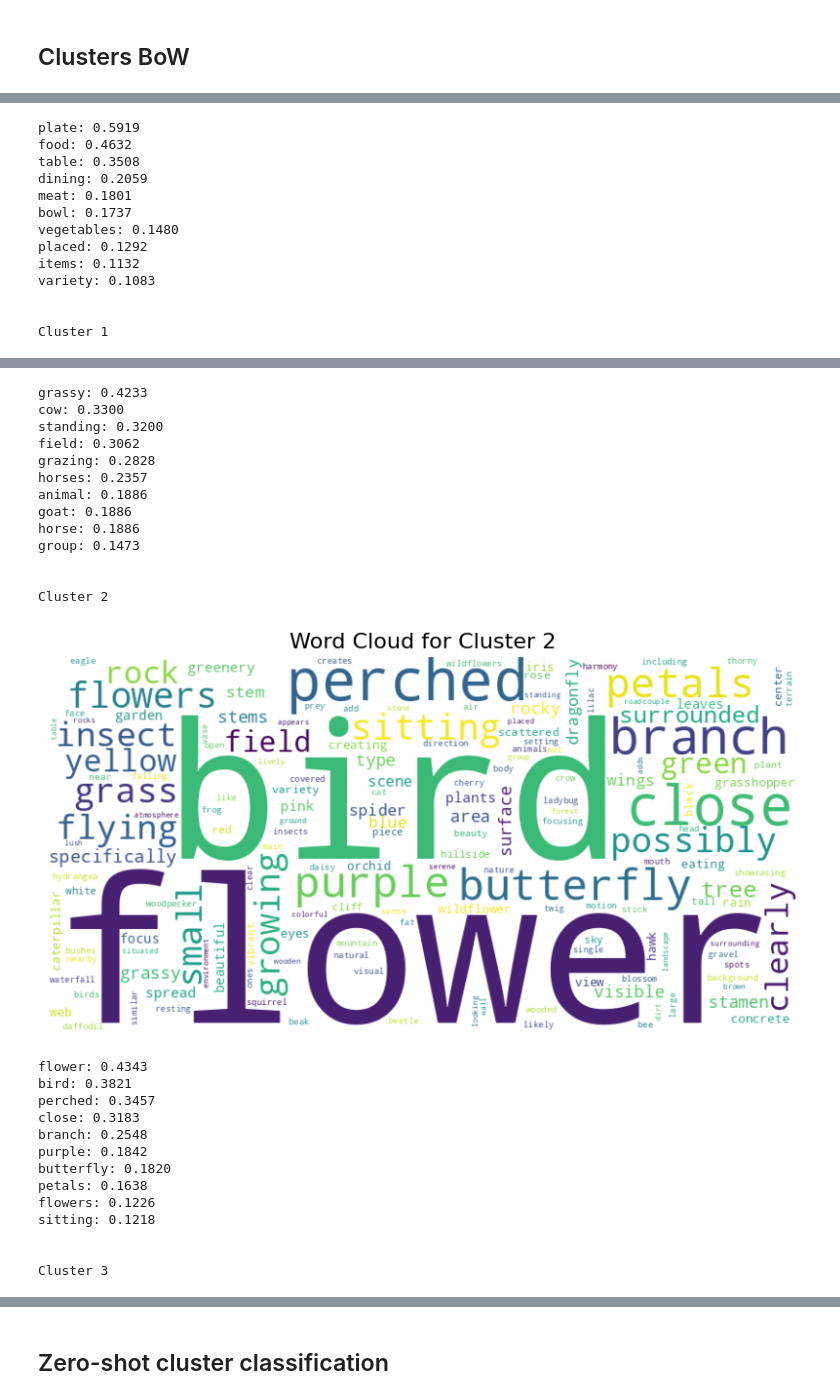
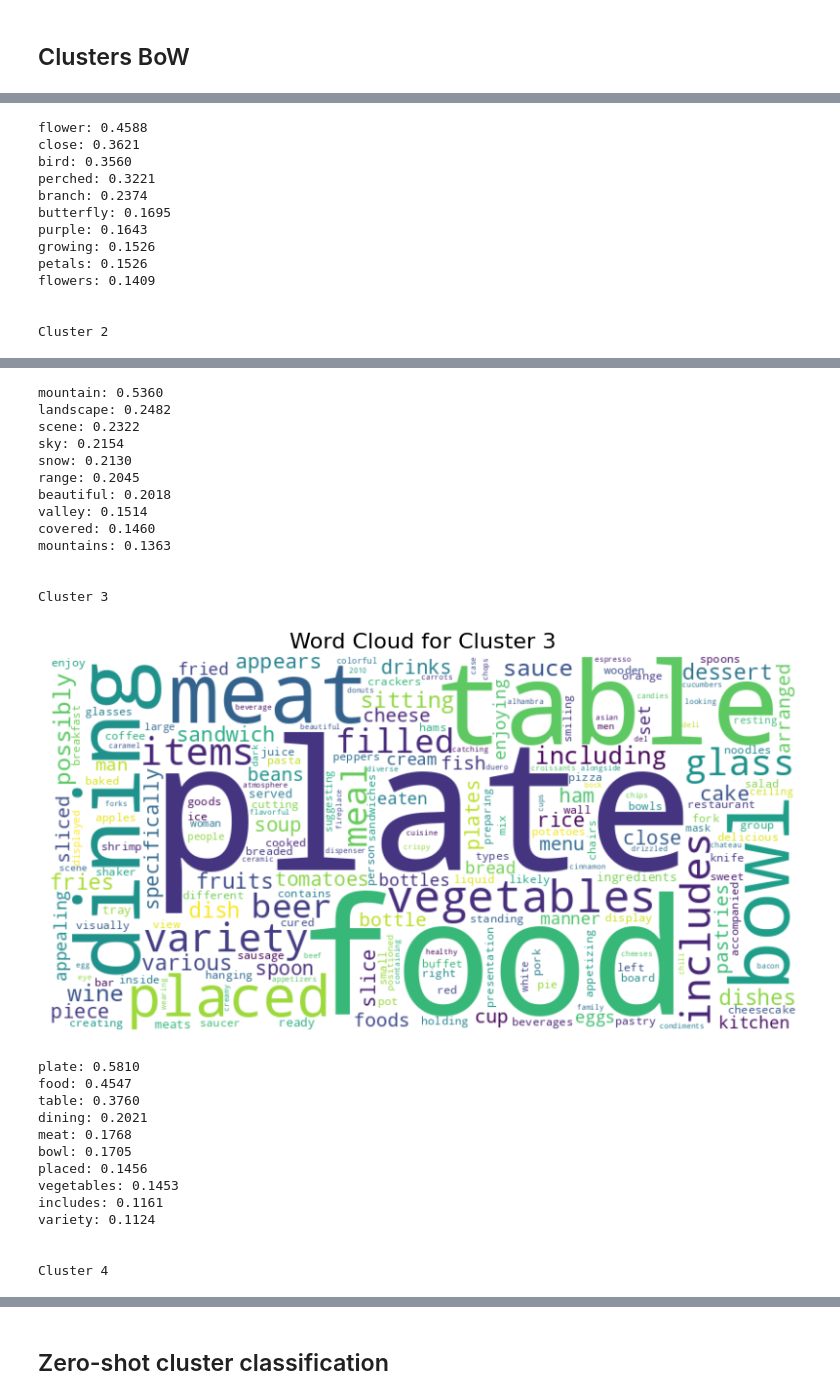
Before and after one commit to SHNacho/image-topic-clustering, a Jupyter notebook: src/caption-clustering.ipynb, the cells around one changed output, grey strips where cells are left out. Saved outputs shown, nothing was run; the diff lists cells and outputs as text; code cells hidden in the pictures.

```diff
--- a/src/caption-clustering.ipynb
+++ b/src/caption-clustering.ipynb
@@ -42,8 +50,9 @@ models_dir = "../models"
 def generate_df_from_json(json_path):
   with open(json_path) as f:
     data: dict = json.load(f)
-    data_formated= {'caption': [], 'label': []}
-    for value in data.values():
+    data_formated= {'image_name': [], 'caption': [], 'label': []}
+    for key, value in data.items():
+      data_formated['image_name'].append(key)
       data_formated['caption'].append(value['caption'])
       data_formated['label'].append(value['label'])
 
@@ -123,6 +133,6 @@ train_reduced = reducer.fit_transform(train_embeddings)
 # %% [markdown]
 ### HDBSCAN
 # %%
-clusterer = HDBSCAN(min_cluster_size=20, metric='euclidean', cluster_selection_method='eom', prediction_data=True)
+clusterer = HDBSCAN(min_cluster_size=20, metric='euclidean', cluster_selection_method='eom', prediction_data=True, approx_min_span_tree=False)
 clusterer.fit(train_reduced)
 # %% [output]
@@ -180,7 +190,7 @@ plt.show()
 ## Clusters BoW
 # %%
 # Step 1: Combine all documents in the same cluster into a single document
-clustered_docs = train_df.groupby('HDBSCAN Cluster')['caption'].apply(' '.join).reset_index()
+clustered_docs = train_df.groupby('KMeans Cluster')['caption'].apply(' '.join).reset_index()
 clustered_docs['caption'] = clustered_docs['caption'].str.replace('image', '')
 clustered_docs['caption'] = clustered_docs['caption'].str.replace('shows', '')
 
@@ -196,7 +206,7 @@ top_n = 10
 clusters_words = {}
 for idx, row in enumerate(tfidf_matrix):
     representative_words = []
-    cluster = clustered_docs['HDBSCAN Cluster'][idx]
+    cluster = clustered_docs['KMeans Cluster'][idx]
     print(f"Cluster {cluster}")
     # Get the TF-IDF scores for the row and corresponding feature names
     tfidf_scores = zip(feature_names, row.toarray().flatten())
@@ -238,13 +248,13 @@ Cluster 0
-plate: 0.5919
-food: 0.4632
-table: 0.3508
-dining: 0.2059
-meat: 0.1801
-bowl: 0.1737
-vegetables: 0.1480
-placed: 0.1292
-items: 0.1132
-variety: 0.1083
+flower: 0.4588
+close: 0.3621
+bird: 0.3560
+perched: 0.3221
+branch: 0.2374
+butterfly: 0.1695
+purple: 0.1643
+growing: 0.1526
+petals: 0.1526
+flowers: 0.1409
 
 
-Cluster 1
+Cluster 2
@@ -252,27 +262,27 @@ Cluster 1
-grassy: 0.4233
-cow: 0.3300
-standing: 0.3200
-field: 0.3062
-grazing: 0.2828
-horses: 0.2357
-animal: 0.1886
-goat: 0.1886
-horse: 0.1886
-group: 0.1473
+mountain: 0.5360
+landscape: 0.2482
+scene: 0.2322
+sky: 0.2154
+snow: 0.2130
+range: 0.2045
+beautiful: 0.2018
+valley: 0.1514
+covered: 0.1460
+mountains: 0.1363
 
 
-Cluster 2
+Cluster 3
-[figure, old version]
+[figure, new version]
-flower: 0.4343
-bird: 0.3821
-perched: 0.3457
-close: 0.3183
-branch: 0.2548
-purple: 0.1842
-butterfly: 0.1820
-petals: 0.1638
-flowers: 0.1226
-sitting: 0.1218
+plate: 0.5810
+food: 0.4547
+table: 0.3760
+dining: 0.2021
+meat: 0.1768
+bowl: 0.1705
+placed: 0.1456
+vegetables: 0.1453
+includes: 0.1161
+variety: 0.1124
 
 
-Cluster 3
+Cluster 4
```
Also changed, not shown: parts of 12 cells of this notebook, 1 other file.
